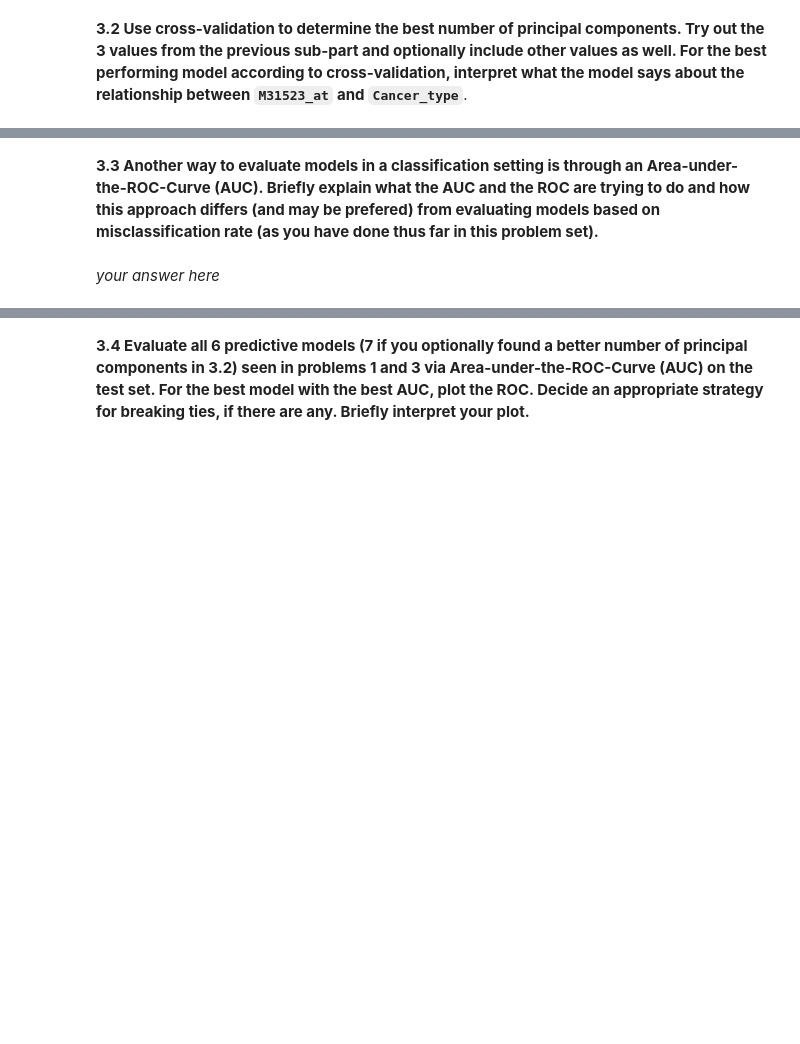
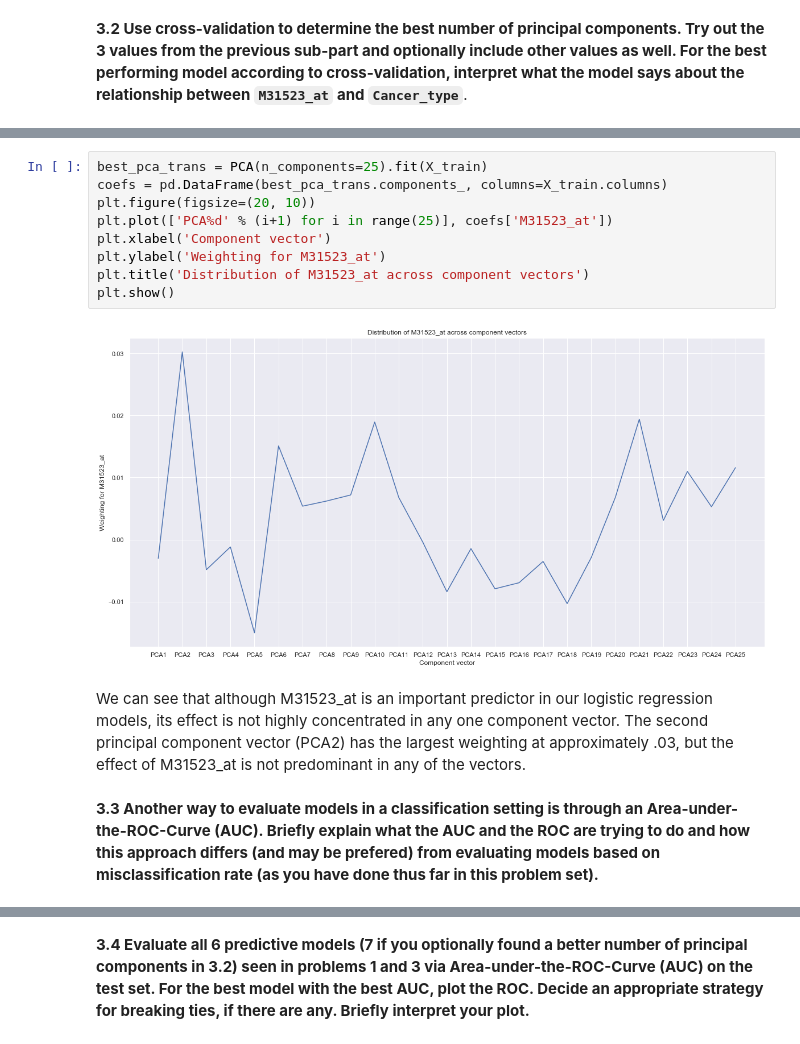
Before and after one commit to katiegrosch/2019-CS109A, a Jupyter notebook: content/homeworks/cs109a_hw5_209/cs109A_HW5_2019.ipynb, the cells around one changed output, grey strips where cells are left out. Cells and saved outputs as stored; diff of their text form; blank space fills up the shorter version.

```diff
--- a/content/homeworks/cs109a_hw5_209/cs109A_HW5_2019.ipynb
+++ b/content/homeworks/cs109a_hw5_209/cs109A_HW5_2019.ipynb
@@ -207,4 +374,15 @@ Misclassification on test: 0.21
+# %%
+best_pca_trans = PCA(n_components=25).fit(X_train)
+coefs = pd.DataFrame(best_pca_trans.components_, columns=X_train.columns)
+plt.figure(figsize=(20, 10))
+plt.plot(['PCA%d' % (i+1) for i in range(25)], coefs['M31523_at'])
+plt.xlabel('Component vector')
+plt.ylabel('Weighting for M31523_at')
+plt.title('Distribution of M31523_at across component vectors')
+plt.show()
+# %% [output]
+[figure, added]
+# %% [markdown]
+We can see that although M31523_at is an important predictor in our logistic regression models, its effect is not highly concentrated in any one component vector. The second principal component vector (PCA2) has the largest weighting at approximately .03, but the effect of M31523_at is not predominant in any of the vectors.
 # %% [markdown]
 **3.3 Another way to evaluate models in a classification setting is through an Area-under-the-ROC-Curve (AUC). Briefly explain what the AUC and the ROC are trying to do and how this approach differs (and may be prefered) from evaluating models based on misclassification rate (as you have done thus far in this problem set).**
-# %% [markdown]
-*your answer here*
```
Also changed, not shown: parts of 57 cells of this notebook.
